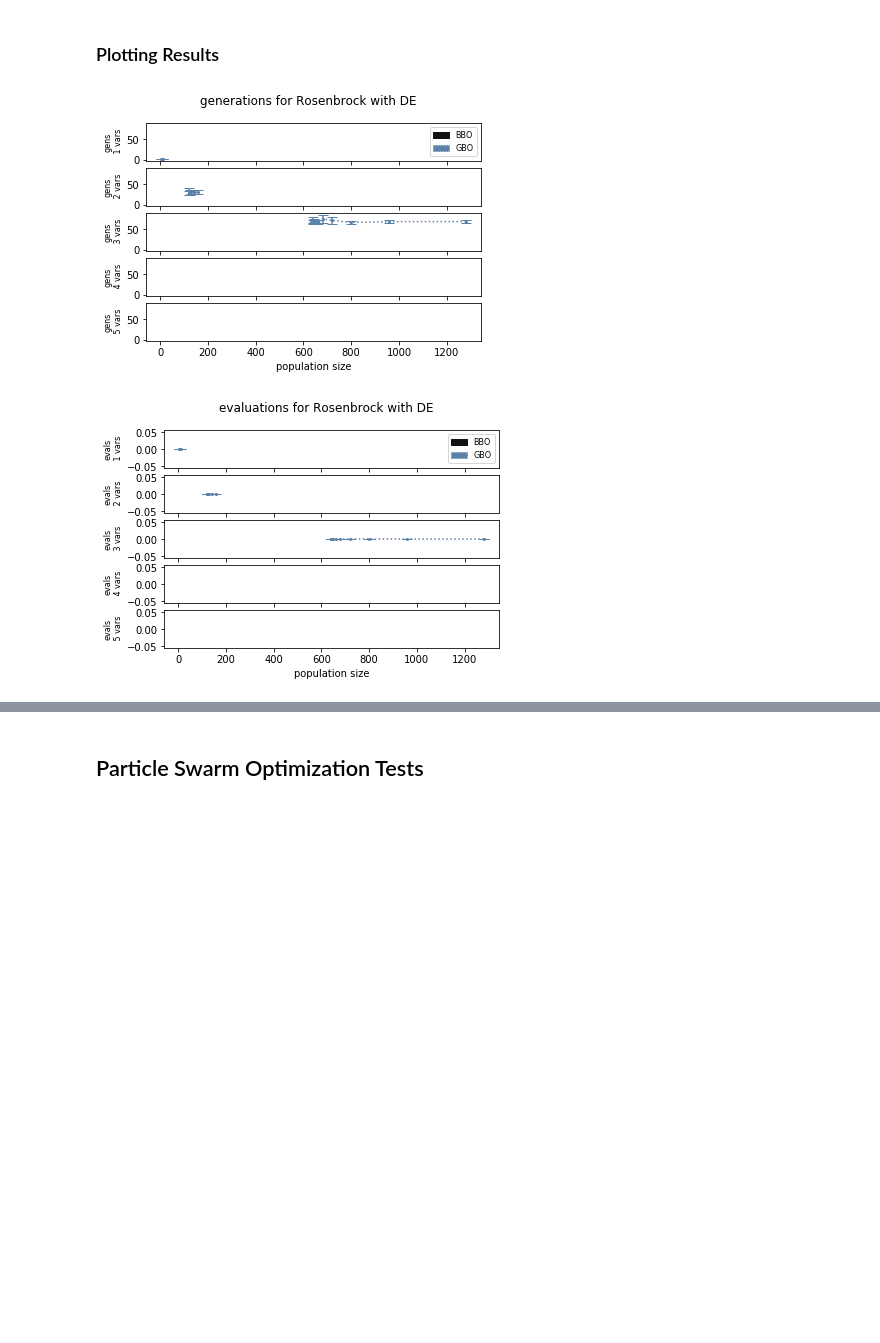
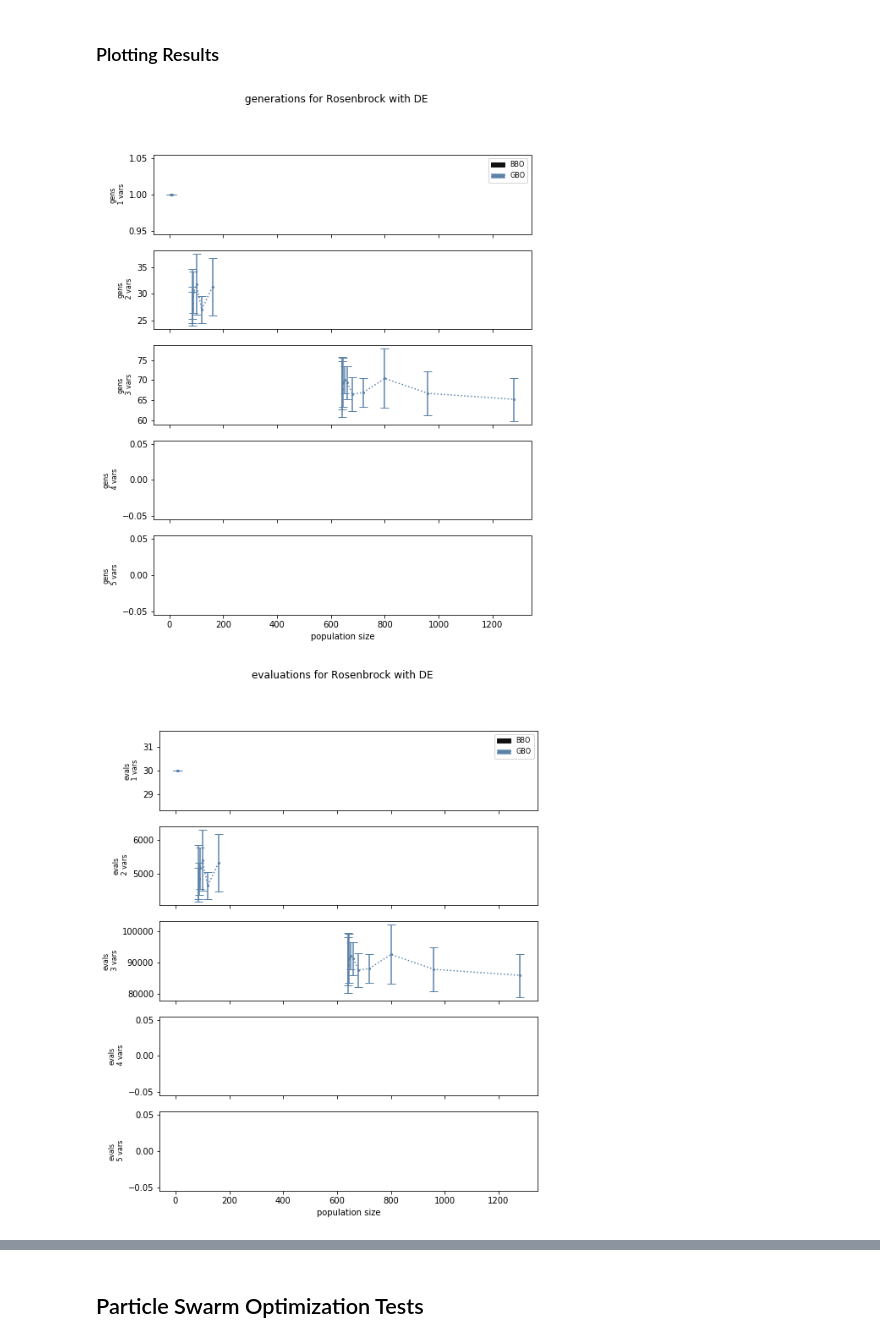
Before and after one commit to RojerGS/CS4205Python, a Jupyter notebook: practical2/input_size_analysis.ipynb, the cells around one changed output, grey strips where cells are left out. Drawn from its saved outputs; the diff is of its cells as text; code cells hidden in the pictures; blank space fills up the shorter version.

```diff
--- a/practical2/input_size_analysis.ipynb
+++ b/practical2/input_size_analysis.ipynb
@@ -43,6 +43,7 @@ handles = [Patch(color=color, label=label, linestyle=linestyle)
 
 capsize = 5
 markersize = 2
+figsize = (8, 10)
 metrics = ['generations', 'evaluations', 'runtimes']
 metric_abbrevs = {'generations': 'gens',
                   'evaluations': 'evals',
@@ -612,7 +623,7 @@ for results, color, linestyle in zip(result_lists, colors, linestyles):
 # Rosenbrock Fitness Function Tests
 # %%
 rosenbrock = FF.get_rosenbrock()
-input_space_lengths = range(1, 5+1)
+rosenbrock_input_space_lengths = list(range(1, 5+1))
 lower_bound = -2
 upper_bound = 3
 goal_fitness = 1e-4
@@ -734,12 +745,12 @@ Test never passed for input_space_length = 1
 ### GBO Testing
 # %%
 """ logging performance metrics """
-gbo_results = [{'population_sizes': [], 'generations': [], 'evaluations': [], 'runtimes': []}
-          for j in input_space_lengths]
+rosenbrock_de_gbo_results = [{'population_sizes': [], 'generations': [], 'evaluations': [], 'runtimes': []}
+          for j in rosenbrock_input_space_lengths]
 
 
 """ testing loop """
-for setting_index, input_space_length in enumerate(input_space_lengths):
+for setting_index, input_space_length in enumerate(rosenbrock_input_space_lengths):
     # initialize information about functions and CC Optimizer
     functions = [rosenbrock]*function_count
     lower_bounds = [lower_bound]*function_count*input_space_length
@@ -778,7 +789,7 @@ for setting_index, input_space_length in enumerate(input_space_lengths):
                     gbo.evolve()
 
                 generation_counts.append(gbo._generations)
-                evaluation_counts.append(gbo._evaluations)
+                evaluation_counts.append(gbo.get_evaluations())
                 runtimes.append(time()-start_time)
 
                 # see if we've converged early enough, and if so, begin testing in reverse
@@ -787,10 +798,10 @@ for setting_index, input_space_length in enumerate(input_space_lengths):
             # if we succeeded in testing, proceed
             if run_index == run_count-1:
                 last_size = population_size
-                gbo_results[setting_index]['population_sizes'].append(population_size)
-                gbo_results[setting_index]['generations'].append(generation_counts)
-                gbo_results[setting_index]['evaluations'].append(evaluation_counts)
-                gbo_results[setting_index]['runtimes'].append(runtimes)
+                rosenbrock_de_gbo_results[setting_index]['population_sizes'].append(population_size)
+                rosenbrock_de_gbo_results[setting_index]['generations'].append(generation_counts)
+                rosenbrock_de_gbo_results[setting_index]['evaluations'].append(evaluation_counts)
+                rosenbrock_de_gbo_results[setting_index]['runtimes'].append(runtimes)
                 break
 
     if last_size == -1:
@@ -824,7 +835,7 @@ for setting_index, input_space_length in enumerate(input_space_lengths):
                 gbo.evolve()
 
             generation_counts.append(gbo._generations)
-            evaluation_counts.append(gbo._evaluations)
+            evaluation_counts.append(gbo.get_evaluations())
             runtimes.append(time()-start_time)
 
             if gbo._generations >= max_generations: break
@@ -833,10 +844,10 @@ for setting_index, input_space_length in enumerate(input_space_lengths):
         # add stuff to the beginnings to plot stuff in order
         if run_index == run_count-1:
             last_size = population_size
-            gbo_results[setting_index]['population_sizes'].insert(0, population_size)
-            gbo_results[setting_index]['generations'].insert(0, generation_counts)
-            gbo_results[setting_index]['evaluations'].insert(0, evaluation_counts)
-            gbo_results[setting_index]['runtimes'].insert(0, runtimes)
+            rosenbrock_de_gbo_results[setting_index]['population_sizes'].insert(0, population_size)
+            rosenbrock_de_gbo_results[setting_index]['generations'].insert(0, generation_counts)
+            rosenbrock_de_gbo_results[setting_index]['evaluations'].insert(0, evaluation_counts)
+            rosenbrock_de_gbo_results[setting_index]['runtimes'].insert(0, runtimes)
         else:
             lower_size = population_size
 # %% [output]
@@ -845,31 +856,33 @@ Test never passed for input_space_length = 4
 ### Plotting Results
 # %%
  """ plot results of experiments by input size """
-result_lists = [bbo_results, gbo_results]
+result_lists = [rosenbrock_de_bbo_results, rosenbrock_de_gbo_results]
 
 # plot all metrics against input size
 for metric in metrics:
     # add labels and such to graph
-    fig, axes = plt.subplots(len(input_space_lengths), sharex=True, sharey=True)
+    fig, axes = plt.subplots(len(rosenbrock_input_space_lengths), sharex=True, sharey=False, figsize=figsize)
     fig.suptitle('{} for Rosenbrock with DE'.format(metric))
     axes[0].legend(handles=handles, prop={'size': 8})
     axes[-1].set_xlabel('population size')
 
-    for axis, setting_index, input_space_length in zip(axes, range(len(input_space_lengths)), input_space_lengths):
+    for axis, setting_index, input_space_length in zip(axes, range(len(rosenbrock_input_space_lengths)), rosenbrock_input_space_lengths):
         axis.set_ylabel('{}\n {} vars'.format(metric_abbrevs[metric], input_space_length), fontsize=8)
 
         for results, color, linestyle in zip(result_lists, colors, linestyles):
-            generation_count_means = [np.mean(vals) for vals in results[setting_index][metric]]
-            generation_count_errors = [np.std(vals) for vals in results[setting_index][metric]]
+            means = [np.mean(vals) for vals in results[setting_index][metric]]
+            errors = [np.std(vals) for vals in results[setting_index][metric]]
 
             axis.errorbar(x = results[setting_index]['population_sizes'],
-                          y = generation_count_means,
-                          yerr = generation_count_errors,
+                          y = means,
+                          yerr = errors,
                           fmt = "--o",
                           capsize = capsize,
                           markersize = markersize,
                           color = color,
                           linestyle = linestyle)
+
+    fig.savefig('plots/input_DE_rosenbrock_{}.pdf'.format(metric))
 # %% [output]
-[figure, old version]
+[figure, new version]
-[figure, old version]
+[figure, new version]
```
Also changed, not shown: parts of 25 cells of this notebook, 2 other files.
